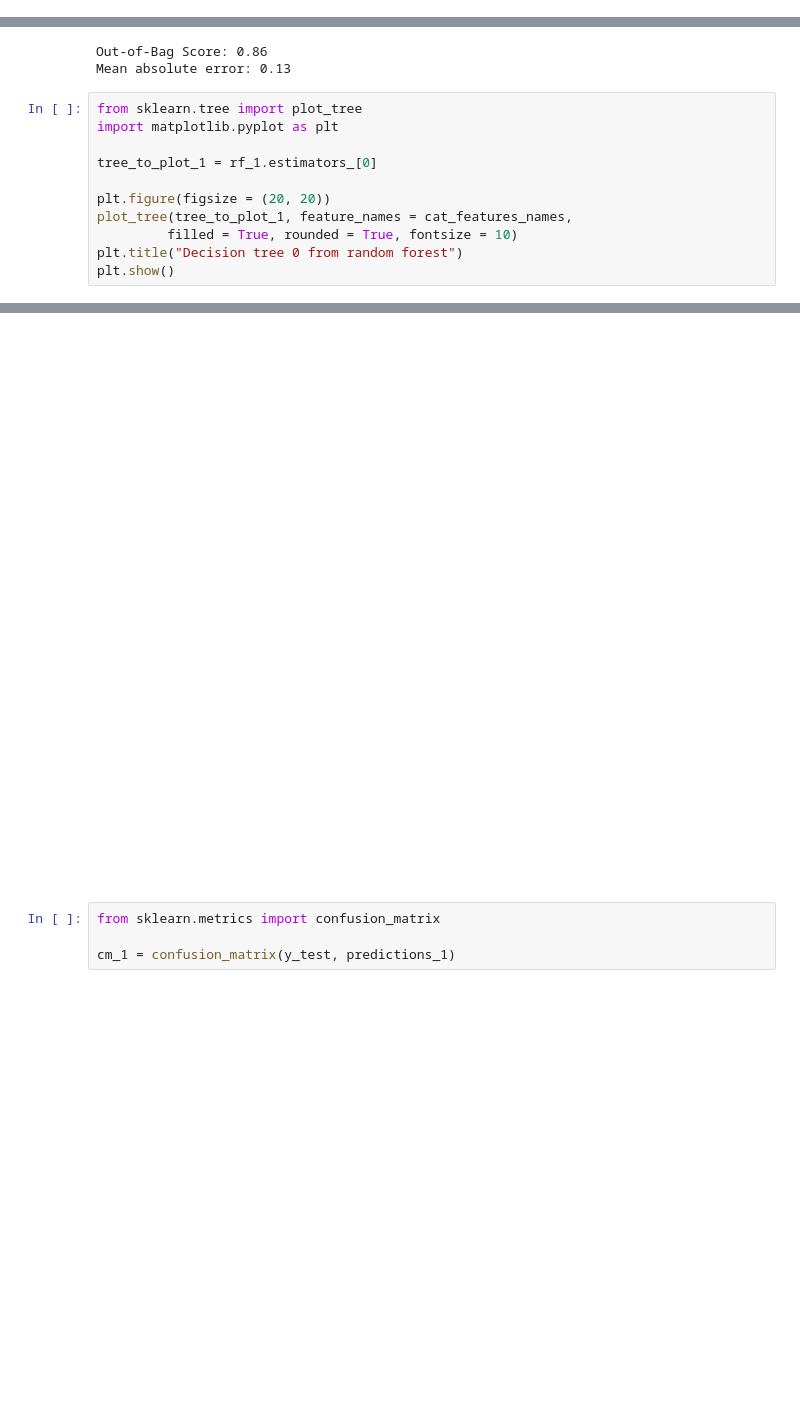
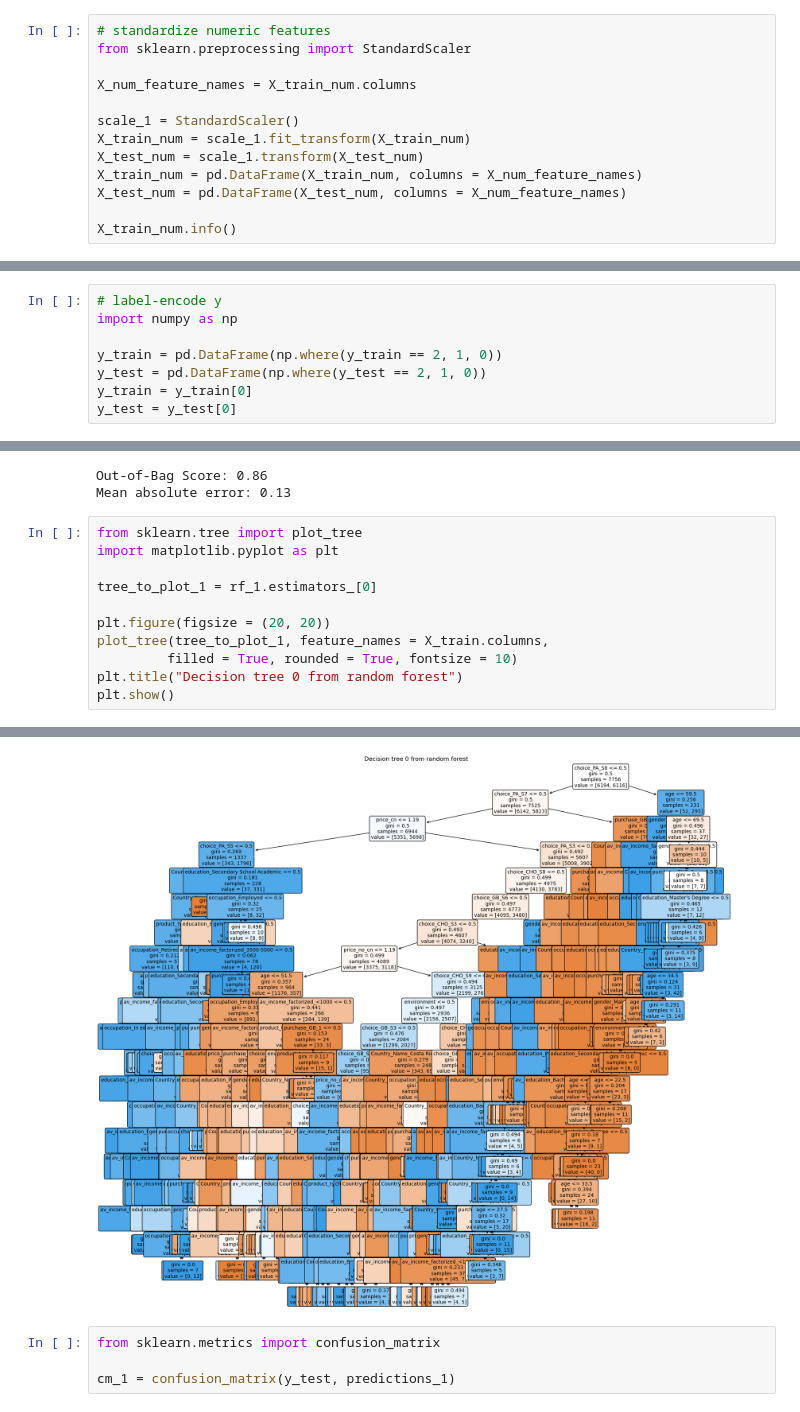
Before and after one commit to kevin19982/master_thesis, a Jupyter notebook: master_thesis_analysis_python.ipynb, the cells around one changed output, grey strips where cells are left out. Drawn from its saved outputs; the diff is of its cells as text; blank space fills up the shorter version.

```diff
--- a/master_thesis_analysis_python.ipynb
+++ b/master_thesis_analysis_python.ipynb
@@ -228,3 +228,16 @@ X_test_fc = pd.DataFrame(X_test_fc, columns = cat_features_names)
 X_train_fc.shape, X_test_fc.shape
 # %% [output]
 ((7733, 78), (2578, 78))
+# %%
+# standardize numeric features
+from sklearn.preprocessing import StandardScaler
+
+X_num_feature_names = X_train_num.columns
+
+scale_1 = StandardScaler()
+X_train_num = scale_1.fit_transform(X_train_num)
+X_test_num = scale_1.transform(X_test_num)
+X_train_num = pd.DataFrame(X_train_num, columns = X_num_feature_names)
+X_test_num = pd.DataFrame(X_test_num, columns = X_num_feature_names)
+
+X_train_num.info()
@@ -237,6 +262,14 @@ print("Number of columns: ", len(X_train.columns))
 # %% [output]
 Expected number of columns:  82
 Number of columns:  82
+# %%
+# label-encode y
+import numpy as np
+
+y_train = pd.DataFrame(np.where(y_train == 2, 1, 0))
+y_test = pd.DataFrame(np.where(y_test == 2, 1, 0))
+y_train = y_train[0]
+y_test = y_test[0]
 # %%
 # train-validation split for neural net
 from sklearn.model_selection import train_test_split
@@ -292,7 +357,7 @@ import matplotlib.pyplot as plt
 tree_to_plot_1 = rf_1.estimators_[0]
 
 plt.figure(figsize = (20, 20))
-plot_tree(tree_to_plot_1, feature_names = cat_features_names,
+plot_tree(tree_to_plot_1, feature_names = X_train.columns,
          filled = True, rounded = True, fontsize = 10)
 plt.title("Decision tree 0 from random forest")
 plt.show()
@@ -301,4 +365,4 @@ IndexError: list index out of range
-[figure, old version]
+[figure, new version]
 # %%
 from sklearn.metrics import confusion_matrix
 
```
Also changed, not shown: parts of 34 cells of this notebook, 2 other files.
